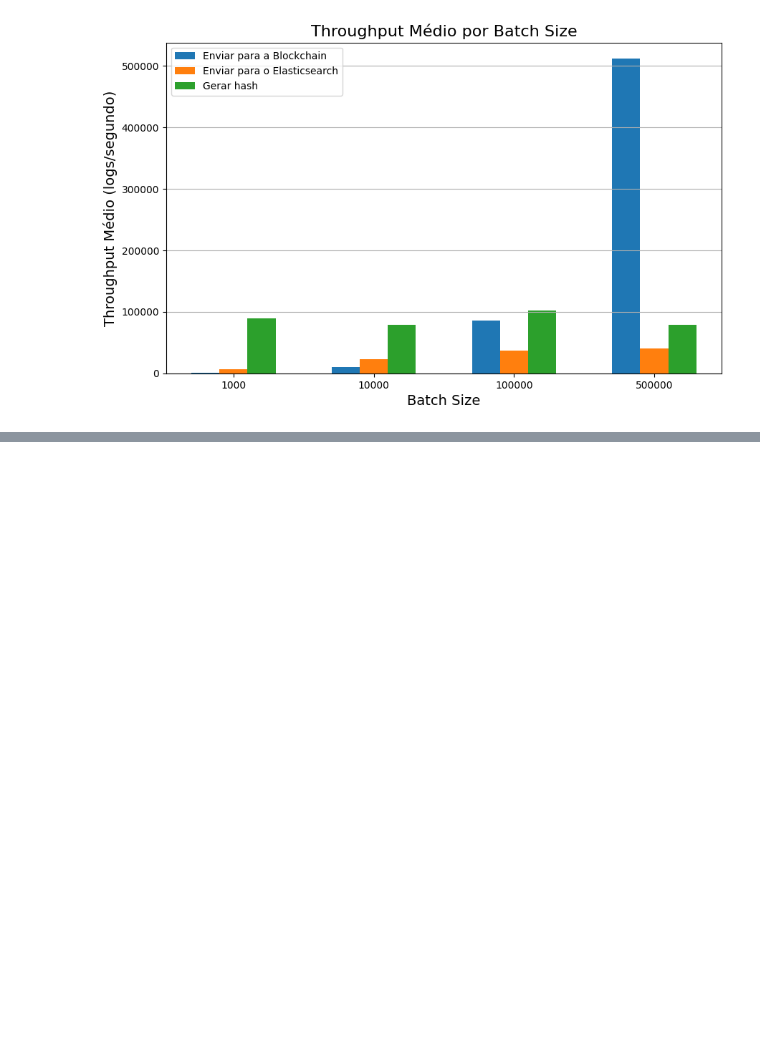
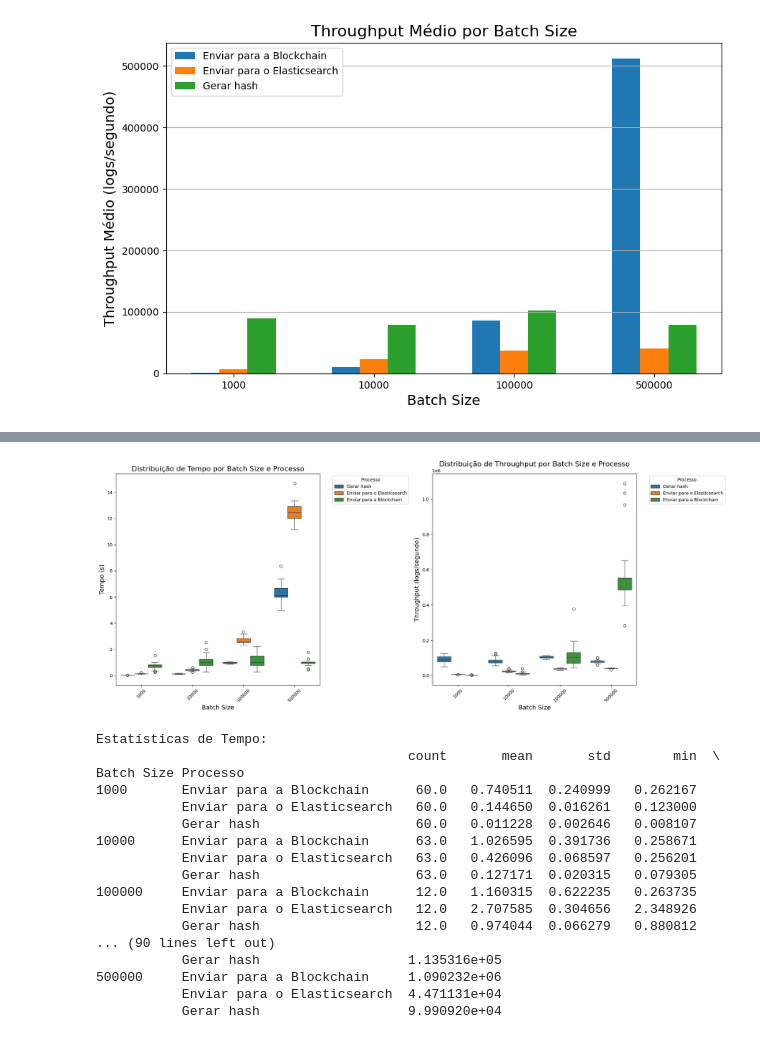
Before and after one commit to luizfelmach/auditalogs, a Jupyter notebook: audita-tests/latencia.ipynb, the cells around one changed output, grey strips where cells are left out. Saved outputs shown, nothing was run; the diff lists cells and outputs as text; code cells hidden in the pictures; blank space fills up the shorter version.

```diff
--- a/audita-tests/latencia.ipynb
+++ b/audita-tests/latencia.ipynb
@@ -109,0 +203,73 @@ plot_throughput_bar_chart(grouped_df)
+# %%
+import pandas as pd
+import matplotlib.pyplot as plt
+import seaborn as sns
+
+# Importando o CSV
+df = pd.read_csv("./latencia.csv")
+
+# Convertendo os tempos para segundos
+def convert_to_seconds(time_str):
+    if 'ms' in time_str:
+        return float(time_str.replace('ms', '')) / 1000
+    elif 's' in time_str:
+        return float(time_str.replace('s', ''))
+    else:
+        return float(time_str)
+
+# Aplicando a conversão de tempo
+df['Tempo'] = df['Tempo'].apply(convert_to_seconds)
+
+# Calculando o throughput
+df['Throughput'] = df['Batch Size'] / df['Tempo']
+
+# Criando uma figura com dois subplots lado a lado
+plt.figure(figsize=(20, 8))
+
+# Subplot para Tempo
+plt.subplot(1, 2, 1)
+sns.boxplot(x='Batch Size', y='Tempo', hue='Processo', data=df)
+plt.title('Distribuição de Tempo por Batch Size e Processo', fontsize=16)
+plt.xlabel('Batch Size', fontsize=14)
+plt.ylabel('Tempo (s)', fontsize=14)
+plt.xticks(rotation=45)
+plt.legend(title='Processo', bbox_to_anchor=(1.05, 1), loc='upper left')
+
+# Subplot para Throughput
+plt.subplot(1, 2, 2)
+sns.boxplot(x='Batch Size', y='Throughput', hue='Processo', data=df)
+plt.title('Distribuição de Throughput por Batch Size e Processo', fontsize=16)
+plt.xlabel('Batch Size', fontsize=14)
+plt.ylabel('Throughput (logs/segundo)', fontsize=14)
+plt.xticks(rotation=45)
+plt.legend(title='Processo', bbox_to_anchor=(1.05, 1), loc='upper left')
+
+# Ajustando o layout
+plt.tight_layout()
+plt.show()
+
+# Estatísticas descritivas
+print("Estatísticas de Tempo:")
+print(df.groupby(['Batch Size', 'Processo'])['Tempo'].describe())
+
+print("\nEstatísticas de Throughput:")
+print(df.groupby(['Batch Size', 'Processo'])['Throughput'].describe())
+# %% [output]
+[figure, added]
+Estatísticas de Tempo:
+                                        count       mean       std        min  \
+Batch Size Processo
+1000       Enviar para a Blockchain      60.0   0.740511  0.240999   0.262167
+           Enviar para o Elasticsearch   60.0   0.144650  0.016261   0.123000
+           Gerar hash                    60.0   0.011228  0.002646   0.008107
+10000      Enviar para a Blockchain      63.0   1.026595  0.391736   0.258671
+           Enviar para o Elasticsearch   63.0   0.426096  0.068597   0.256201
+           Gerar hash                    63.0   0.127171  0.020315   0.079305
+100000     Enviar para a Blockchain      12.0   1.160315  0.622235   0.263735
+           Enviar para o Elasticsearch   12.0   2.707585  0.304656   2.348926
+           Gerar hash                    12.0   0.974044  0.066279   0.880812
+... (90 lines left out)
+           Gerar hash                   1.135316e+05
+500000     Enviar para a Blockchain     1.090232e+06
+           Enviar para o Elasticsearch  4.471131e+04
+           Gerar hash                   9.990920e+04
```
Also changed, not shown: parts of 8 cells of this notebook.
